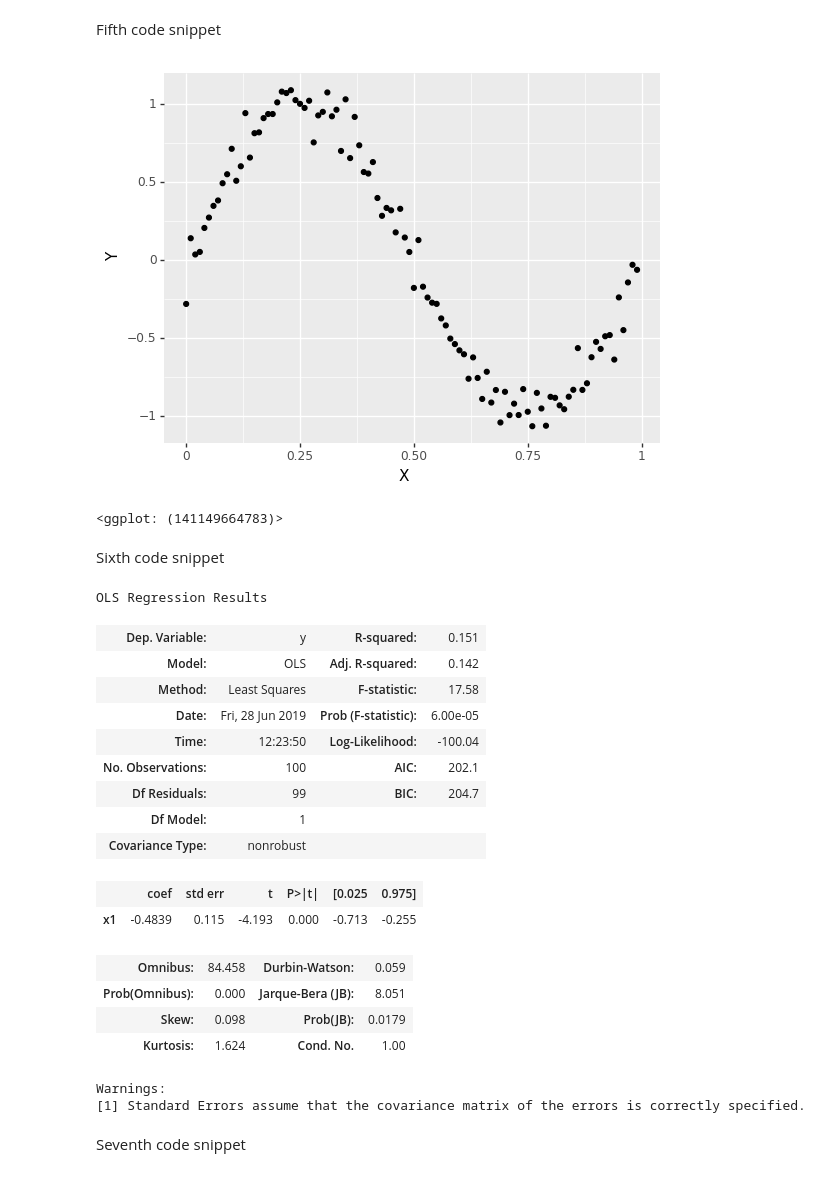
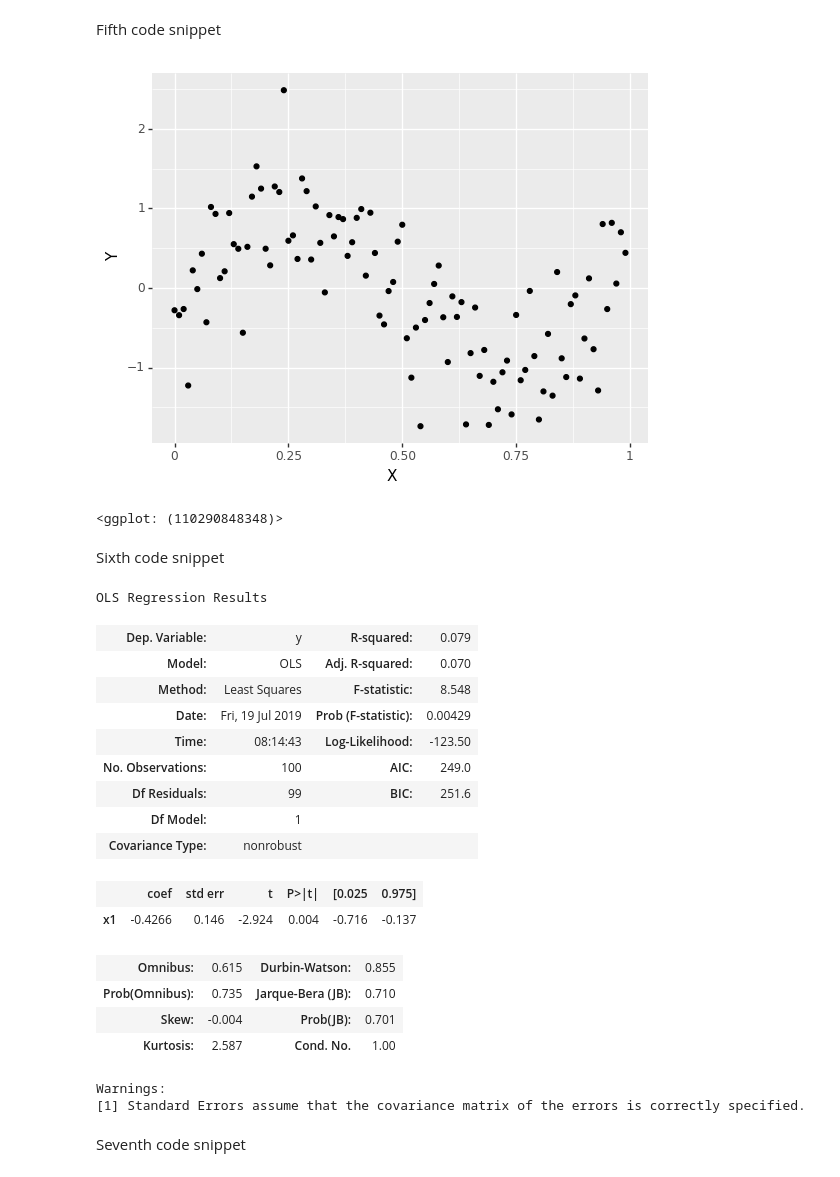
Before and after one commit to dariuszzbyrad/ML_for_Hackers, a Jupyter notebook: 06-Regularization/chapter06.ipynb, the cells around one changed output. Saved outputs shown, nothing was run; the diff lists cells and outputs as text; code cells hidden in the pictures.

```diff
--- a/06-Regularization/chapter06.ipynb
+++ b/06-Regularization/chapter06.ipynb
@@ -99,17 +99,17 @@ Warnings:
 Fifth code snippet
 # %%
 x = np.arange(0, 1, 0.01)
-y = np.sin(2 * np.pi * x) + np.random.normal(size = len(x), scale = 0.1)
+y = np.sin(2 * np.pi * x) + np.random.normal(size = len(x), scale = 0.5)
 
 fig = (
     ggplot(data =  pd.DataFrame({'X': x, 'Y': y}), mapping=aes(x = 'X',  y = 'Y')) +
     geom_point()
 )
 
 fig
 # %% [output]
-[figure, old version]
+[figure, new version]
-<ggplot: (141149664783)>
+<ggplot: (110290848348)>
 # %% [markdown]
 Sixth code snippet
 # %%
@@ -121,21 +121,21 @@ predictions = model.predict(x_squared)
 model.summary()
 # %% [output]
 OLS Regression Results
-| Dep. Variable: | y | R-squared: | 0.151 |
-| Model: | OLS | Adj. R-squared: | 0.142 |
-| Method: | Least Squares | F-statistic: | 17.58 |
-| Date: | Fri, 28 Jun 2019 | Prob (F-statistic): | 6.00e-05 |
-| Time: | 12:23:50 | Log-Likelihood: | -100.04 |
-| No. Observations: | 100 | AIC: | 202.1 |
-| Df Residuals: | 99 | BIC: | 204.7 |
+| Dep. Variable: | y | R-squared: | 0.079 |
+| Model: | OLS | Adj. R-squared: | 0.070 |
+| Method: | Least Squares | F-statistic: | 8.548 |
+| Date: | Fri, 19 Jul 2019 | Prob (F-statistic): | 0.00429 |
+| Time: | 08:14:43 | Log-Likelihood: | -123.50 |
+| No. Observations: | 100 | AIC: | 249.0 |
+| Df Residuals: | 99 | BIC: | 251.6 |
 | Df Model: | 1 |  |  |
 | Covariance Type: | nonrobust |  |  |
 |  | coef | std err | t | P>|t| | [0.025 | 0.975] |
-| x1 | -0.4839 | 0.115 | -4.193 | 0.000 | -0.713 | -0.255 |
+| x1 | -0.4266 | 0.146 | -2.924 | 0.004 | -0.716 | -0.137 |
-| Omnibus: | 84.458 | Durbin-Watson: | 0.059 |
-| Prob(Omnibus): | 0.000 | Jarque-Bera (JB): | 8.051 |
-| Skew: | 0.098 | Prob(JB): | 0.0179 |
-| Kurtosis: | 1.624 | Cond. No. | 1.00 |
+| Omnibus: | 0.615 | Durbin-Watson: | 0.855 |
+| Prob(Omnibus): | 0.735 | Jarque-Bera (JB): | 0.710 |
+| Skew: | -0.004 | Prob(JB): | 0.701 |
+| Kurtosis: | 2.587 | Cond. No. | 1.00 |
 Warnings:
 [1] Standard Errors assume that the covariance matrix of the errors is correctly specified.
 # %% [markdown]
```
Also changed, not shown: parts of 8 cells of this notebook, 14 other files.
